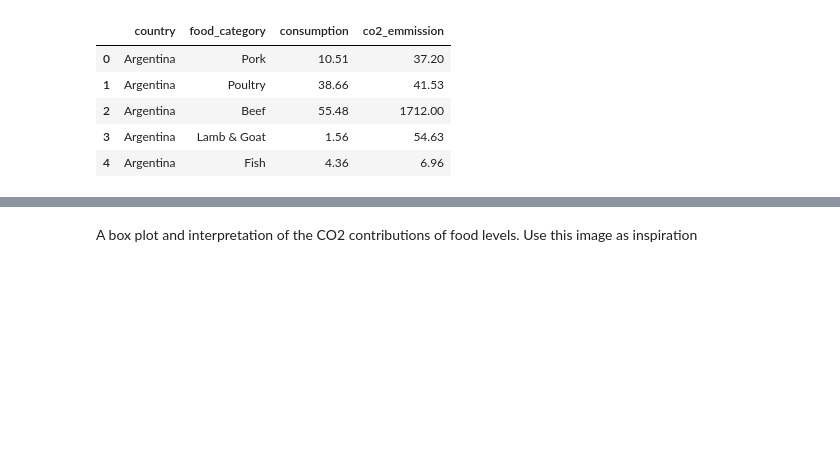
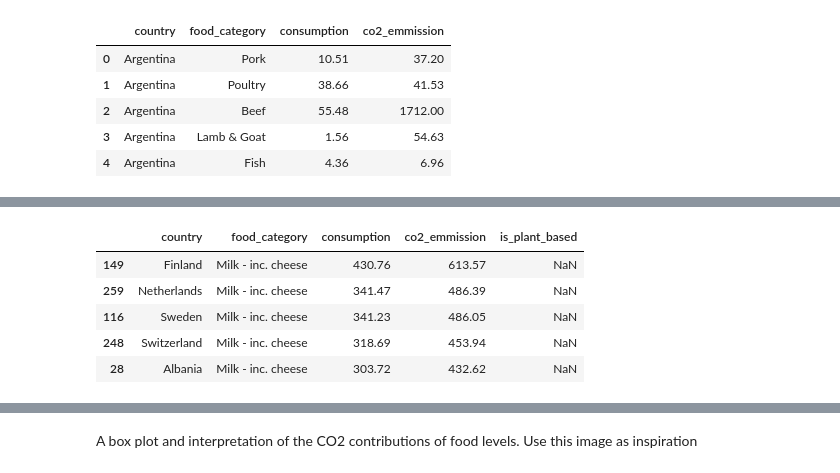
Before and after one commit to Mercymerine/Pandas-Analysis, a Jupyter notebook: food_carbon_footprint.ipynb, the cells around one changed output, grey strips where cells are left out. Drawn from its saved outputs; the diff is of its cells as text; code cells hidden in the pictures; blank space fills up the shorter version.

```diff
--- a/food_carbon_footprint.ipynb
+++ b/food_carbon_footprint.ipynb
@@ -269,0 +337,9 @@ plt.show()
+# %%
+food_consumption.head()
+# %% [output]
+|  | country | food_category | consumption | co2_emmission | is_plant_based |
+| 149 | Finland | Milk - inc. cheese | 430.76 | 613.57 | NaN |
+| 259 | Netherlands | Milk - inc. cheese | 341.47 | 486.39 | NaN |
+| 116 | Sweden | Milk - inc. cheese | 341.23 | 486.05 | NaN |
+| 248 | Switzerland | Milk - inc. cheese | 318.69 | 453.94 | NaN |
+| 28 | Albania | Milk - inc. cheese | 303.72 | 432.62 | NaN |
```
Also changed, not shown: parts of 9 cells of this notebook.
